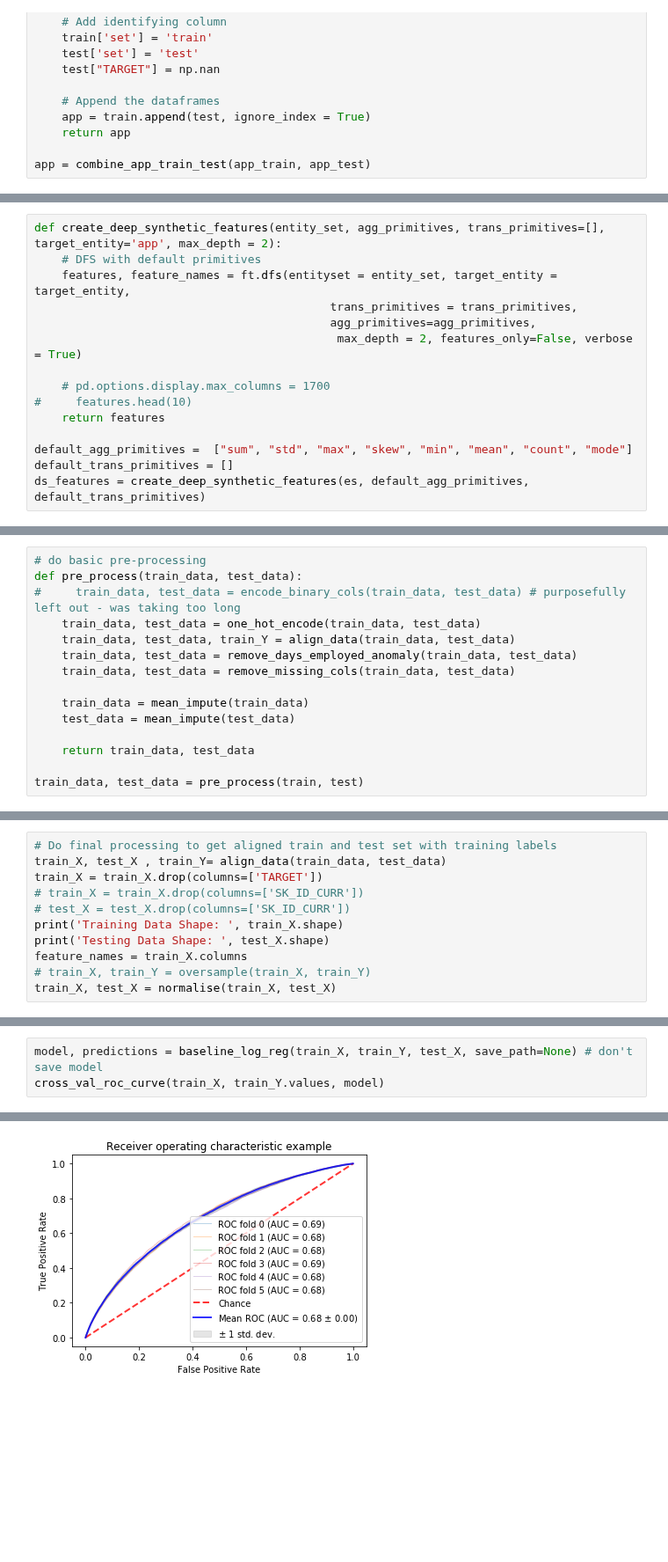
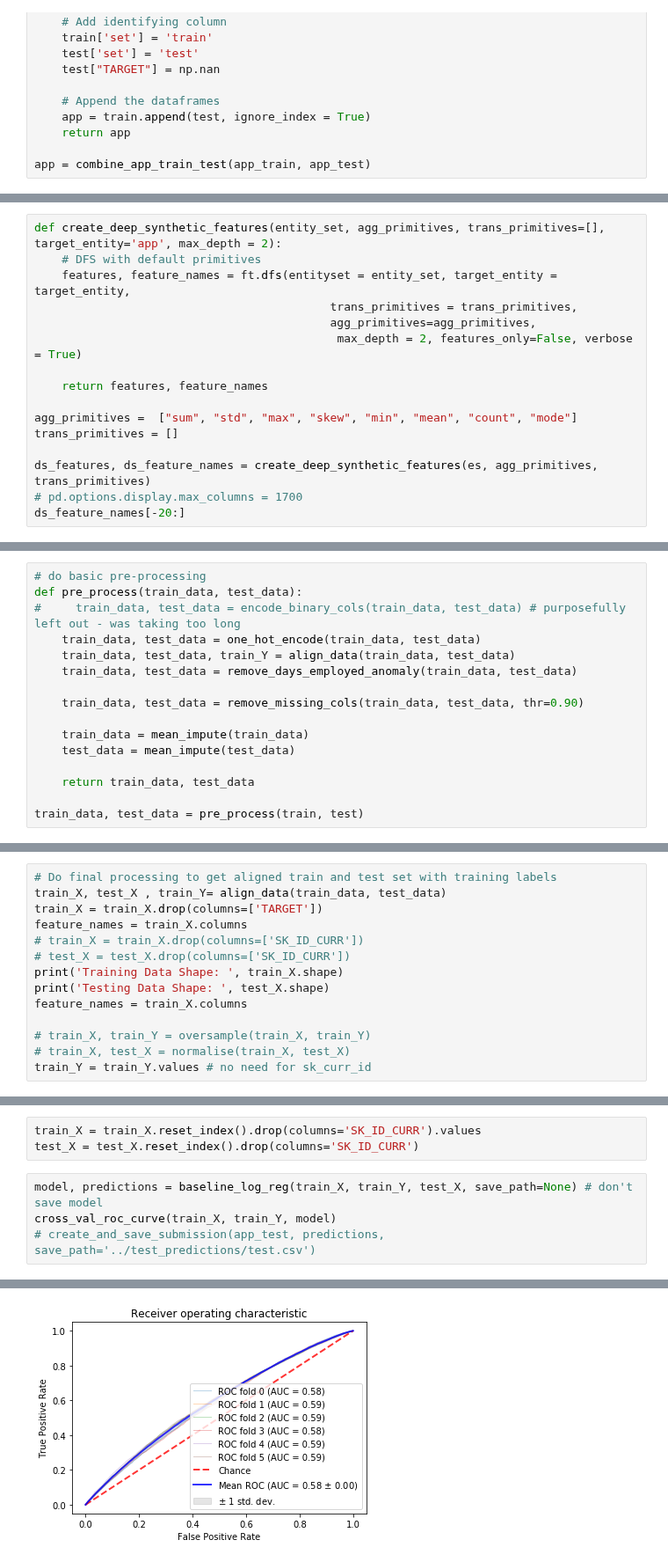
Before and after one commit to tobyfielding1/data-mining, a Jupyter notebook: src/feature_engineering_synthesis.ipynb, the cells around one changed output, grey strips where cells are left out. Shown at 88% size. Cells and saved outputs as stored; diff of their text form; blank space fills up the shorter version.

Commit message:
creation of deep synthetic features (using all datafile but not all data)

```diff
--- a/src/feature_engineering_synthesis.ipynb
+++ b/src/feature_engineering_synthesis.ipynb
@@ -99,11 +144,12 @@ def create_deep_synthetic_features(entity_set, agg_primitives, trans_primitives=
                                            agg_primitives=agg_primitives,
                                             max_depth = 2, features_only=False, verbose = True)
 
-    # pd.options.display.max_columns = 1700
-#     features.head(10)
-    return features
+    return features, feature_names
 
-default_agg_primitives =  ["sum", "std", "max", "skew", "min", "mean", "count", "mode"]
-default_trans_primitives = []
-ds_features = create_deep_synthetic_features(es, default_agg_primitives, default_trans_primitives)
+agg_primitives =  ["sum", "std", "max", "skew", "min", "mean", "count", "mode"]
+trans_primitives = []
+
+ds_features, ds_feature_names = create_deep_synthetic_features(es, agg_primitives, trans_primitives)
+# pd.options.display.max_columns = 1700
+ds_feature_names[-20:]
 # %% [output]
@@ -161,7 +242,8 @@ def pre_process(train_data, test_data):
     train_data, test_data = one_hot_encode(train_data, test_data)
     train_data, test_data, train_Y = align_data(train_data, test_data)
     train_data, test_data = remove_days_employed_anomaly(train_data, test_data)
-    train_data, test_data = remove_missing_cols(train_data, test_data)
+
+    train_data, test_data = remove_missing_cols(train_data, test_data, thr=0.90)
 
     train_data = mean_impute(train_data)
     test_data = mean_impute(test_data)
@@ -186,12 +269,15 @@ Testing Features shape:  (1001, 235)
 # Do final processing to get aligned train and test set with training labels
 train_X, test_X , train_Y= align_data(train_data, test_data)
 train_X = train_X.drop(columns=['TARGET'])
+feature_names = train_X.columns
 # train_X = train_X.drop(columns=['SK_ID_CURR'])
 # test_X = test_X.drop(columns=['SK_ID_CURR'])
 print('Training Data Shape: ', train_X.shape)
 print('Testing Data Shape: ', test_X.shape)
 feature_names = train_X.columns
+
 # train_X, train_Y = oversample(train_X, train_Y)
-train_X, test_X = normalise(train_X, test_X)
+# train_X, test_X = normalise(train_X, test_X)
+train_Y = train_Y.values # no need for sk_curr_id
 # %% [output]
 ALIGNED:
@@ -205,4 +288,8 @@ Testing data shape:  (1001, 235)
+# %%
+train_X = train_X.reset_index().drop(columns='SK_ID_CURR').values
+test_X = test_X.reset_index().drop(columns='SK_ID_CURR')
 # %%
 model, predictions = baseline_log_reg(train_X, train_Y, test_X, save_path=None) # don't save model
-cross_val_roc_curve(train_X, train_Y.values, model)
+cross_val_roc_curve(train_X, train_Y, model)
+# create_and_save_submission(app_test, predictions, save_path='../test_predictions/test.csv')
 # %% [output]
@@ -216 +303 @@ Avg ROC AUC score: 0.683701551658323
-[figure, old version]
+[figure, new version]
```
Also changed, not shown: parts of 16 cells of this notebook.
